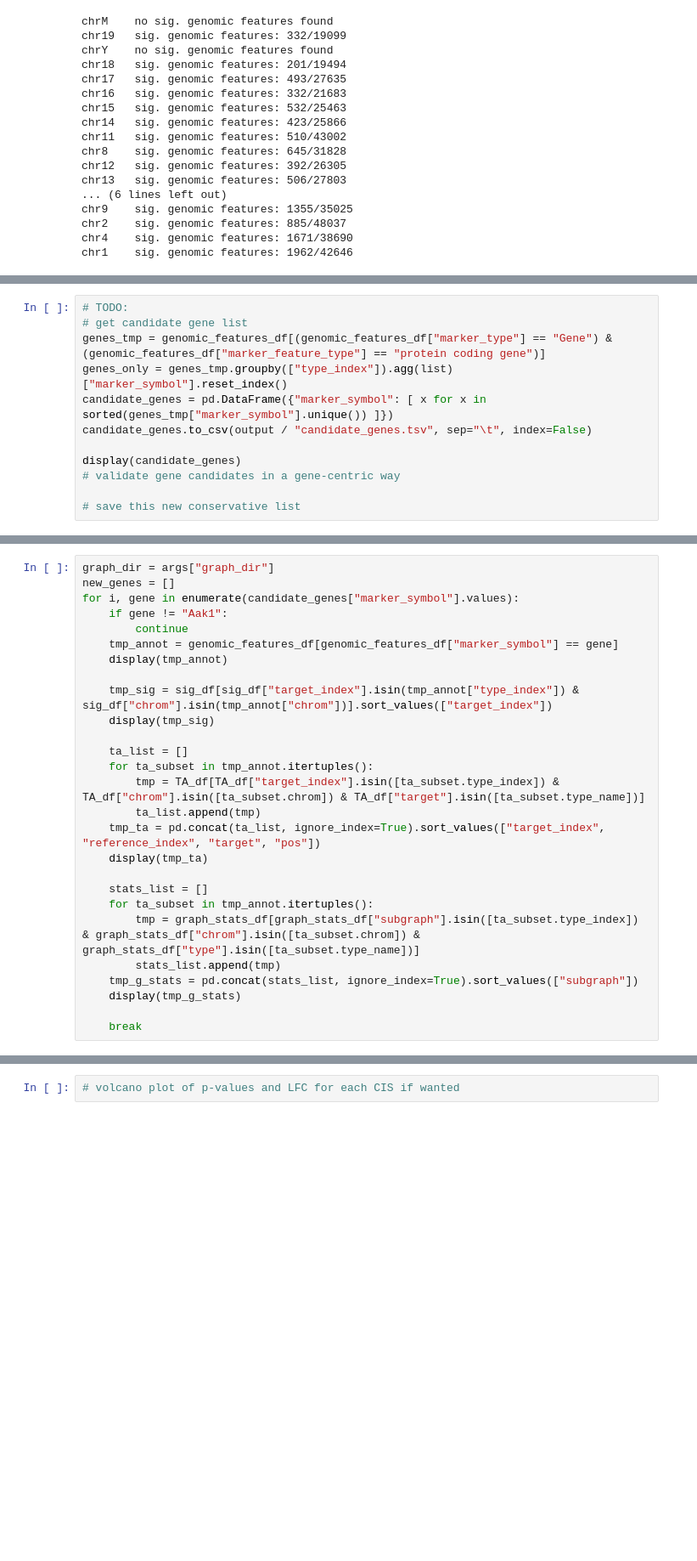
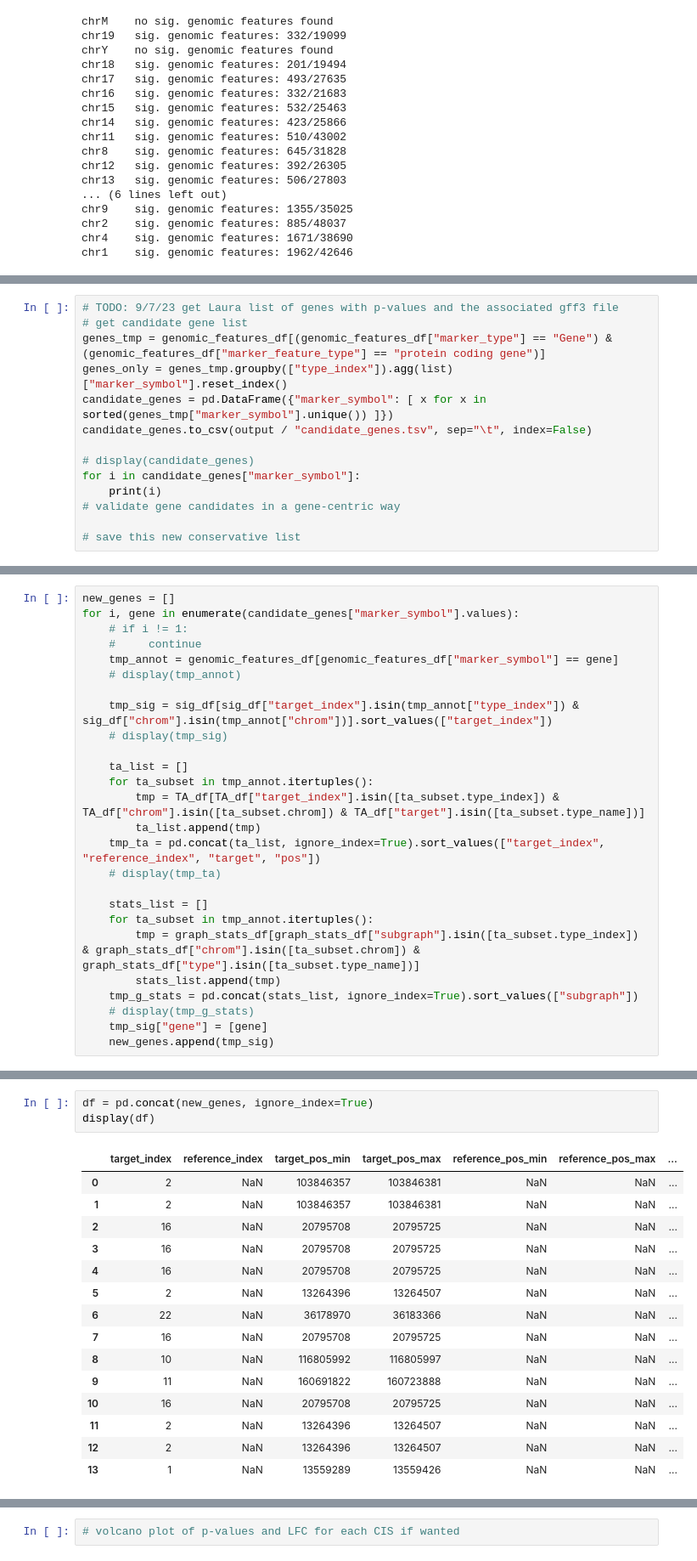
Before and after one commit to RogersLabGroup/NetCIS, a Jupyter notebook: notebooks/networks_analysis.ipynb, the cells around one changed output, grey strips where cells are left out. Shown at 85% size. Drawn from its saved outputs; the diff is of its cells as text; blank space fills up the shorter version.

```diff
--- a/notebooks/networks_analysis.ipynb
+++ b/notebooks/networks_analysis.ipynb
@@ -137,12 +172,14 @@ print(graph_stats_df.duplicated().sum())
 # %%
-# TODO:
+# TODO: 9/7/23 get Laura list of genes with p-values and the associated gff3 file
 # get candidate gene list
 genes_tmp = genomic_features_df[(genomic_features_df["marker_type"] == "Gene") & (genomic_features_df["marker_feature_type"] == "protein coding gene")]
 genes_only = genes_tmp.groupby(["type_index"]).agg(list)["marker_symbol"].reset_index()
 candidate_genes = pd.DataFrame({"marker_symbol": [ x for x in sorted(genes_tmp["marker_symbol"].unique()) ]})
 candidate_genes.to_csv(output / "candidate_genes.tsv", sep="\t", index=False)
 
-display(candidate_genes)
+# display(candidate_genes)
+for i in candidate_genes["marker_symbol"]:
+    print(i)
 # validate gene candidates in a gene-centric way
 
 # save this new conservative list
@@ -163,27 +201,26 @@ display(candidate_genes)
 # %%
-graph_dir = args["graph_dir"]
 new_genes = []
 for i, gene in enumerate(candidate_genes["marker_symbol"].values):
-    if gene != "Aak1":
-        continue
+    # if i != 1:
+    #     continue
     tmp_annot = genomic_features_df[genomic_features_df["marker_symbol"] == gene]
-    display(tmp_annot)
+    # display(tmp_annot)
 
     tmp_sig = sig_df[sig_df["target_index"].isin(tmp_annot["type_index"]) & sig_df["chrom"].isin(tmp_annot["chrom"])].sort_values(["target_index"])
-    display(tmp_sig)
+    # display(tmp_sig)
 
     ta_list = []
     for ta_subset in tmp_annot.itertuples():
         tmp = TA_df[TA_df["target_index"].isin([ta_subset.type_index]) & TA_df["chrom"].isin([ta_subset.chrom]) & TA_df["target"].isin([ta_subset.type_name])]
         ta_list.append(tmp)
     tmp_ta = pd.concat(ta_list, ignore_index=True).sort_values(["target_index", "reference_index", "target", "pos"])
-    display(tmp_ta)
+    # display(tmp_ta)
 
     stats_list = []
     for ta_subset in tmp_annot.itertuples():
         tmp = graph_stats_df[graph_stats_df["subgraph"].isin([ta_subset.type_index]) & graph_stats_df["chrom"].isin([ta_subset.chrom]) & graph_stats_df["type"].isin([ta_subset.type_name])]
         stats_list.append(tmp)
     tmp_g_stats = pd.concat(stats_list, ignore_index=True).sort_values(["subgraph"])
-    display(tmp_g_stats)
-
-    break
+    # display(tmp_g_stats)
+    tmp_sig["gene"] = [gene]
+    new_genes.append(tmp_sig)
@@ -257,0 +227,19 @@ Sprr1b 1 1
+# %%
+df = pd.concat(new_genes, ignore_index=True)
+display(df)
+# %% [output]
+|  | target_index | reference_index | target_pos_min | target_pos_max | reference_pos_min | reference_pos_max | ... |
+| 0 | 2 | NaN | 103846357 | 103846381 | NaN | NaN | ... |
+| 1 | 2 | NaN | 103846357 | 103846381 | NaN | NaN | ... |
+| 2 | 16 | NaN | 20795708 | 20795725 | NaN | NaN | ... |
+| 3 | 16 | NaN | 20795708 | 20795725 | NaN | NaN | ... |
+| 4 | 16 | NaN | 20795708 | 20795725 | NaN | NaN | ... |
+| 5 | 2 | NaN | 13264396 | 13264507 | NaN | NaN | ... |
+| 6 | 22 | NaN | 36178970 | 36183366 | NaN | NaN | ... |
+| 7 | 16 | NaN | 20795708 | 20795725 | NaN | NaN | ... |
+| 8 | 10 | NaN | 116805992 | 116805997 | NaN | NaN | ... |
+| 9 | 11 | NaN | 160691822 | 160723888 | NaN | NaN | ... |
+| 10 | 16 | NaN | 20795708 | 20795725 | NaN | NaN | ... |
+| 11 | 2 | NaN | 13264396 | 13264507 | NaN | NaN | ... |
+| 12 | 2 | NaN | 13264396 | 13264507 | NaN | NaN | ... |
+| 13 | 1 | NaN | 13559289 | 13559426 | NaN | NaN | ... |
```
Also changed, not shown: parts of 9 cells of this notebook, 1 other file.
